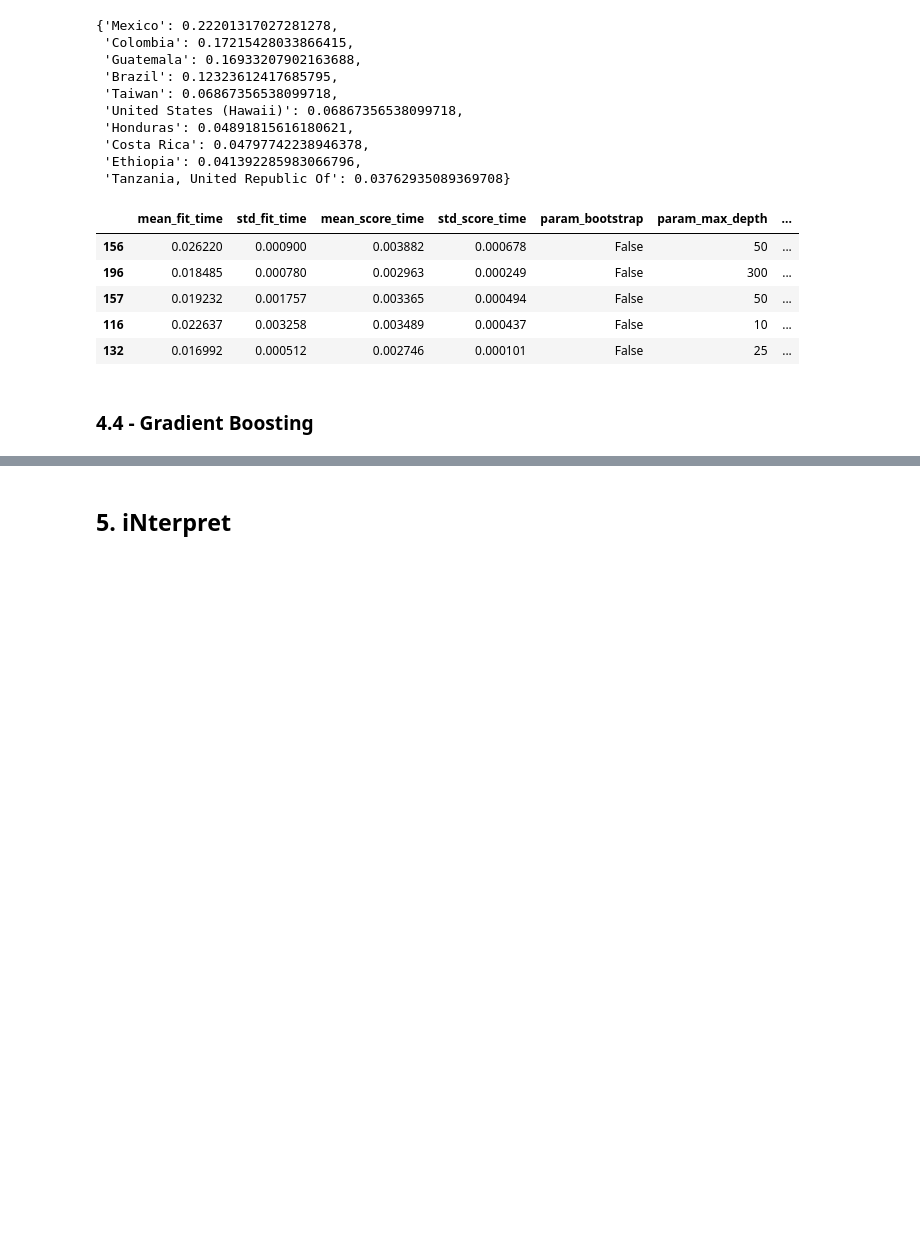
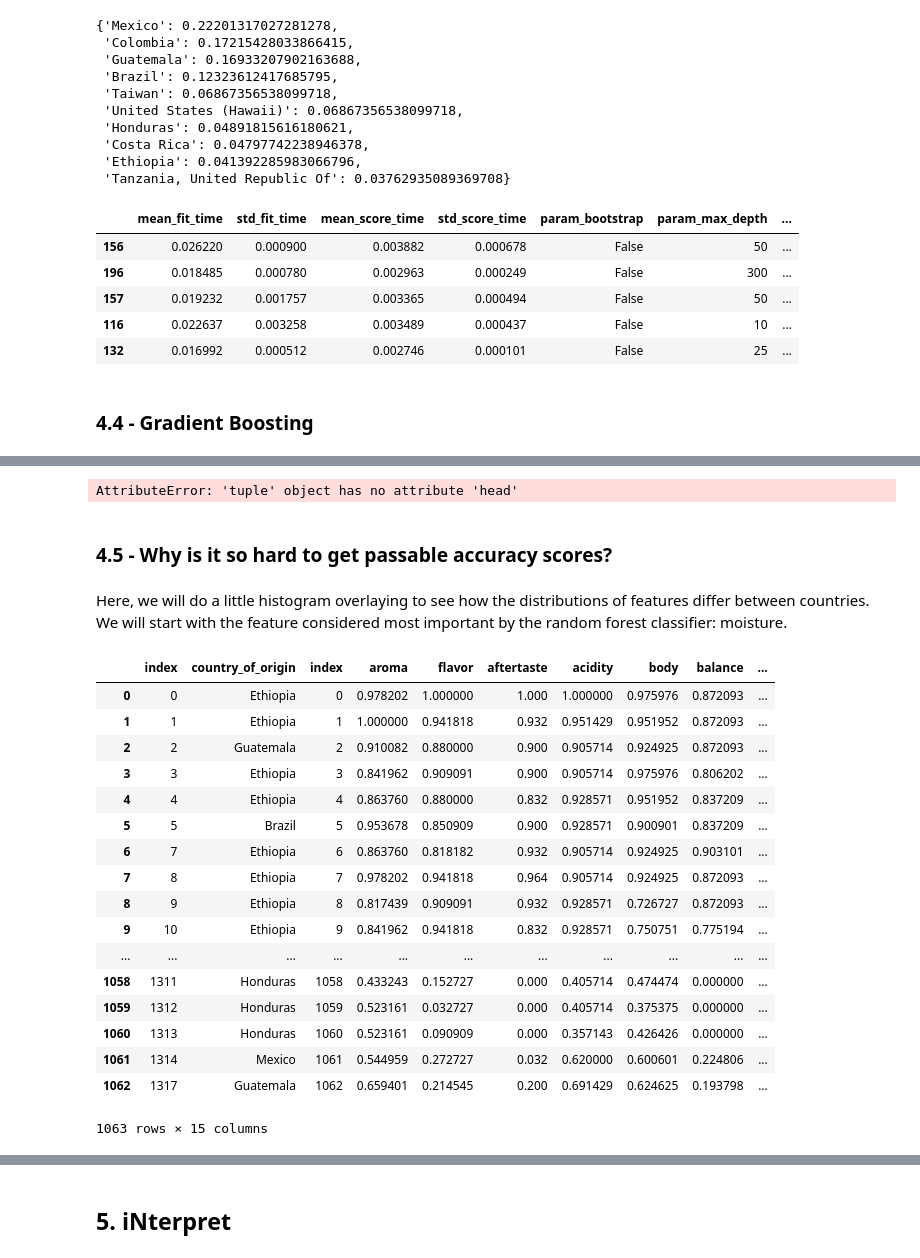
Before and after one commit to partytax/coffee-origin-classification, a Jupyter notebook: module-3-project.ipynb, the cells around one changed output, grey strips where cells are left out. Cells and saved outputs as stored; diff of their text form; code cells hidden in the pictures; blank space fills up the shorter version.

```diff
--- a/module-3-project.ipynb
+++ b/module-3-project.ipynb
@@ -620,0 +659,8 @@ search_wrapper(data_variables_scaled, data_target, clf, par, search='random')
+# %%
+print(result.head())
+# %% [output]
+AttributeError: 'tuple' object has no attribute 'head'
+# %% [markdown]
+### 4.5 - Why is it so hard to get passable accuracy scores?
+# %% [markdown]
+Here, we will do a little histogram overlaying to see how the distributions of features differ between countries. We will start with the feature considered most important by the random forest classifier: moisture.
@@ -620,0 +669,21 @@ search_wrapper(data_variables_scaled, data_target, clf, par, search='random')
+# %%
+hists
+# %% [output]
+|  | index | country_of_origin | index | aroma | flavor | aftertaste | acidity | body | balance | ... |
+| 0 | 0 | Ethiopia | 0 | 0.978202 | 1.000000 | 1.000 | 1.000000 | 0.975976 | 0.872093 | ... |
+| 1 | 1 | Ethiopia | 1 | 1.000000 | 0.941818 | 0.932 | 0.951429 | 0.951952 | 0.872093 | ... |
+| 2 | 2 | Guatemala | 2 | 0.910082 | 0.880000 | 0.900 | 0.905714 | 0.924925 | 0.872093 | ... |
+| 3 | 3 | Ethiopia | 3 | 0.841962 | 0.909091 | 0.900 | 0.905714 | 0.975976 | 0.806202 | ... |
+| 4 | 4 | Ethiopia | 4 | 0.863760 | 0.880000 | 0.832 | 0.928571 | 0.951952 | 0.837209 | ... |
+| 5 | 5 | Brazil | 5 | 0.953678 | 0.850909 | 0.900 | 0.928571 | 0.900901 | 0.837209 | ... |
+| 6 | 7 | Ethiopia | 6 | 0.863760 | 0.818182 | 0.932 | 0.905714 | 0.924925 | 0.903101 | ... |
+| 7 | 8 | Ethiopia | 7 | 0.978202 | 0.941818 | 0.964 | 0.905714 | 0.924925 | 0.872093 | ... |
+| 8 | 9 | Ethiopia | 8 | 0.817439 | 0.909091 | 0.932 | 0.928571 | 0.726727 | 0.872093 | ... |
+| 9 | 10 | Ethiopia | 9 | 0.841962 | 0.941818 | 0.832 | 0.928571 | 0.750751 | 0.775194 | ... |
+| ... | ... | ... | ... | ... | ... | ... | ... | ... | ... | ... |
+| 1058 | 1311 | Honduras | 1058 | 0.433243 | 0.152727 | 0.000 | 0.405714 | 0.474474 | 0.000000 | ... |
+| 1059 | 1312 | Honduras | 1059 | 0.523161 | 0.032727 | 0.000 | 0.405714 | 0.375375 | 0.000000 | ... |
+| 1060 | 1313 | Honduras | 1060 | 0.523161 | 0.090909 | 0.000 | 0.357143 | 0.426426 | 0.000000 | ... |
+| 1061 | 1314 | Mexico | 1061 | 0.544959 | 0.272727 | 0.032 | 0.620000 | 0.600601 | 0.224806 | ... |
+| 1062 | 1317 | Guatemala | 1062 | 0.659401 | 0.214545 | 0.200 | 0.691429 | 0.624625 | 0.193798 | ... |
+1063 rows × 15 columns
```
Also changed, not shown: parts of 108 cells of this notebook, 2 other files.
